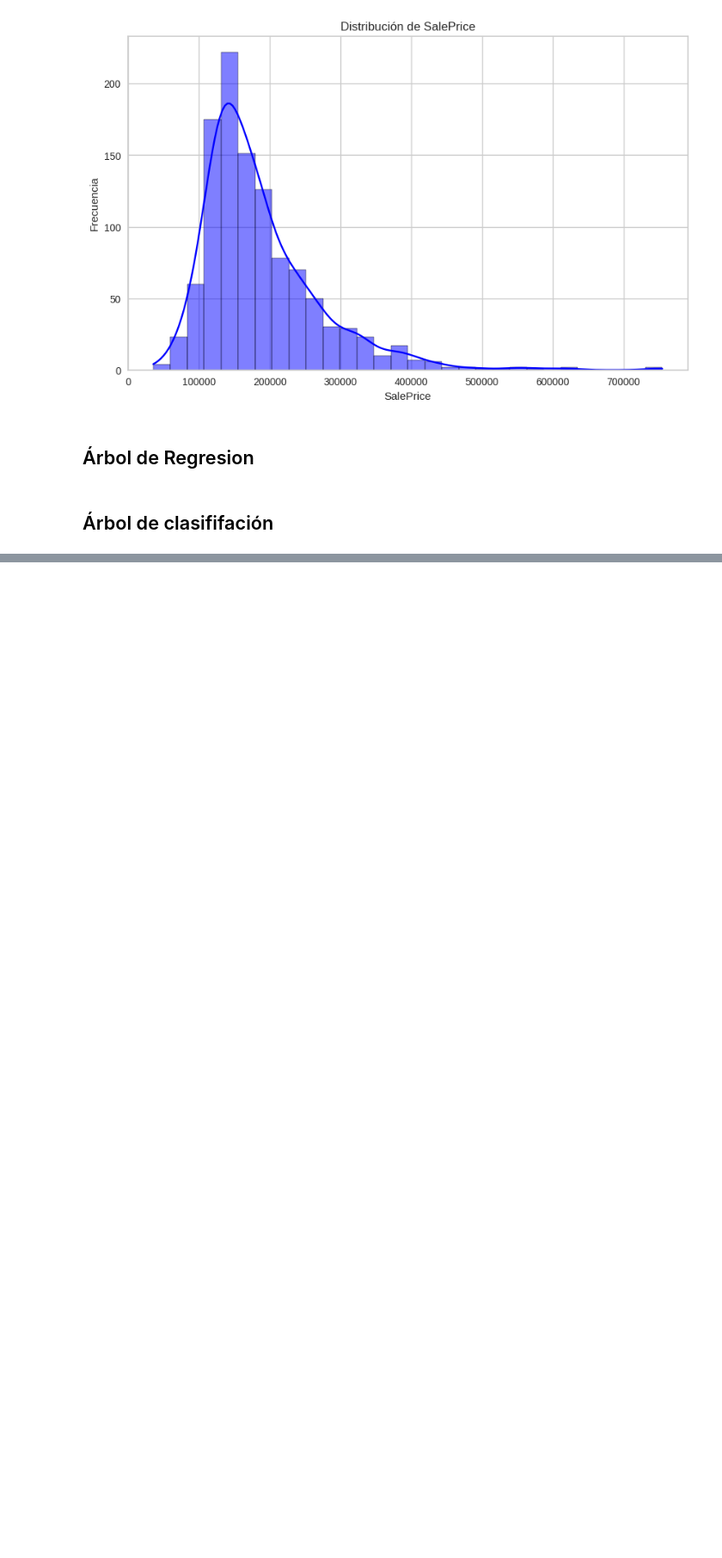
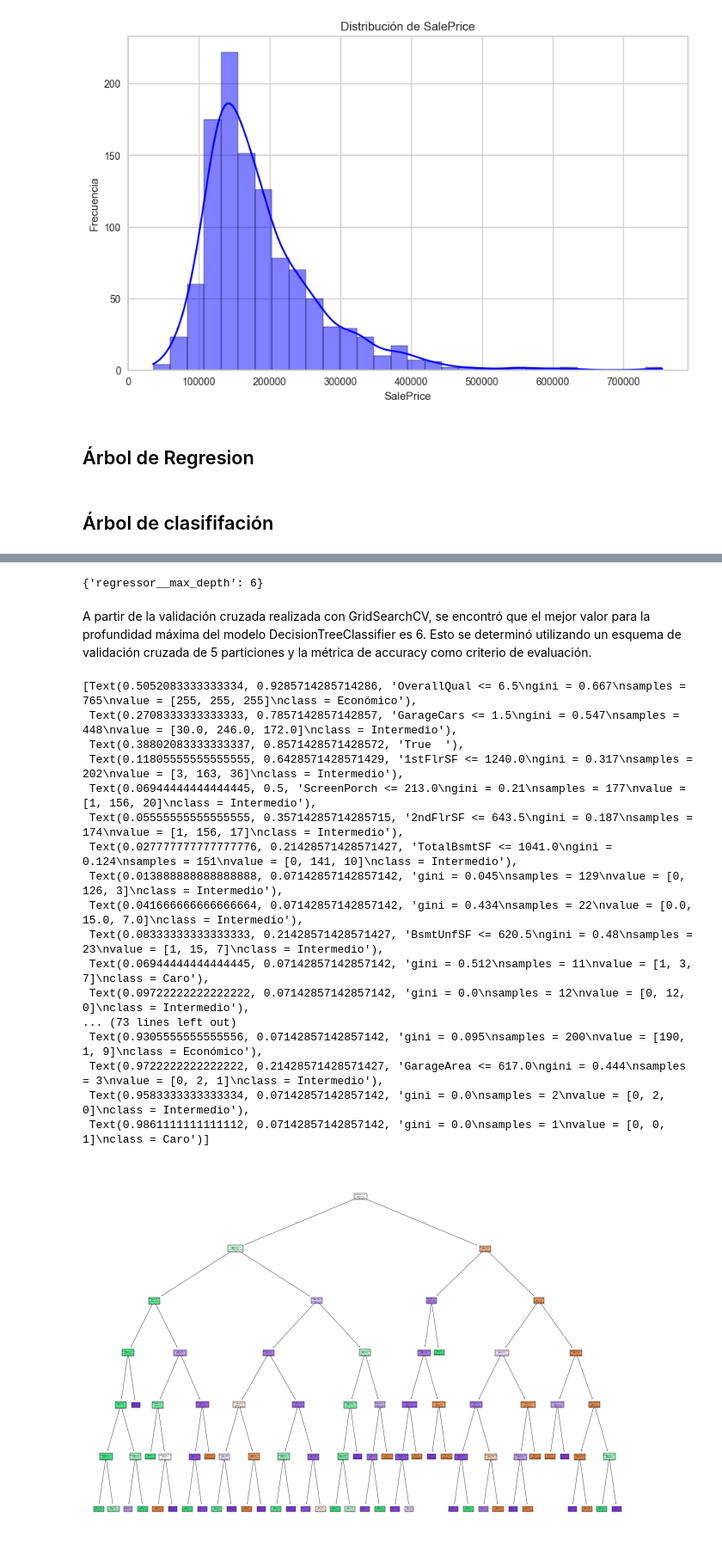
Before and after one commit to DanielRasho/MD-Proyecto2, a Jupyter notebook: decisionTreeReport.ipynb, the cells around one changed output, grey strips where cells are left out. Shown: that part at 86% size. Saved outputs shown, nothing was run; the diff lists cells and outputs as text; code cells hidden in the pictures; blank space fills up the shorter version.

Commit message:
feat: clasification tree

```diff
--- a/decisionTreeReport.ipynb
+++ b/decisionTreeReport.ipynb
@@ -216,0 +249,3 @@ train_set, test_set = train_test_split(df_cleaned, test_size=0.2, random_state=4
+# %%
+df_cleaned["SalePriceCategory"] = df_cleaned["SalePriceCategory"].astype("category")
+train_set, test_set = train_test_split(df_cleaned, test_size=0.3, random_state=42, stratify=df_cleaned["SalePriceCategory"])
@@ -216,0 +258,49 @@ train_set, test_set = train_test_split(df_cleaned, test_size=0.2, random_state=4
+# %%
+y_train = train_set["SalePriceCategory"].copy()
+
+x_train = train_set.drop(columns=["SalePriceCategory", "SalePrice"]).copy()
+
+for col in x_train.select_dtypes(include=['object']).columns:
+    le = LabelEncoder()
+    x_train[col] = le.fit_transform(x_train[col])
+
+param_grid = {"max_depth": np.arange(2, 10, 1)}
+pipeline = Pipeline(
+    [('preprocessor',preprocessor),
+     ('regressor',DecisionTreeClassifier(random_state=1))])
+params = [{
+    "regressor__max_depth": np.arange(2, 10, 1)
+}]
+# %%
+modelo1 = GridSearchCV(pipeline, param_grid=params, n_jobs=2, cv=5,scoring="accuracy")
+modelo1.fit(x_train,y_train)
+modelo1.best_params_
+# %% [output]
+{'regressor__max_depth': 6}
+# %% [markdown]
+A partir de la validación cruzada realizada con GridSearchCV, se encontró que el mejor valor para la profundidad máxima del modelo DecisionTreeClassifier es 6. Esto se determinó utilizando un esquema de validación cruzada de 5 particiones y la métrica de accuracy como criterio de evaluación.
+# %%
+arbol = DecisionTreeClassifier(max_depth=6, random_state=1)
+arbol = arbol.fit(x_train, y_train)
+# %%
+tree.plot_tree(arbol,feature_names=x_train.columns,
+               class_names=["Económico", "Intermedio", "Caro"],filled=True )
+# %% [output]
+[Text(0.5052083333333334, 0.9285714285714286, 'OverallQual <= 6.5\ngini = 0.667\nsamples = 765\nvalue = [255, 255, 255]\nclass = Económico'),
+ Text(0.2708333333333333, 0.7857142857142857, 'GarageCars <= 1.5\ngini = 0.547\nsamples = 448\nvalue = [30.0, 246.0, 172.0]\nclass = Intermedio'),
+ Text(0.38802083333333337, 0.8571428571428572, 'True  '),
+ Text(0.11805555555555555, 0.6428571428571429, '1stFlrSF <= 1240.0\ngini = 0.317\nsamples = 202\nvalue = [3, 163, 36]\nclass = Intermedio'),
+ Text(0.06944444444444445, 0.5, 'ScreenPorch <= 213.0\ngini = 0.21\nsamples = 177\nvalue = [1, 156, 20]\nclass = Intermedio'),
+ Text(0.05555555555555555, 0.35714285714285715, '2ndFlrSF <= 643.5\ngini = 0.187\nsamples = 174\nvalue = [1, 156, 17]\nclass = Intermedio'),
+ Text(0.027777777777777776, 0.21428571428571427, 'TotalBsmtSF <= 1041.0\ngini = 0.124\nsamples = 151\nvalue = [0, 141, 10]\nclass = Intermedio'),
+ Text(0.013888888888888888, 0.07142857142857142, 'gini = 0.045\nsamples = 129\nvalue = [0, 126, 3]\nclass = Intermedio'),
+ Text(0.041666666666666664, 0.07142857142857142, 'gini = 0.434\nsamples = 22\nvalue = [0.0, 15.0, 7.0]\nclass = Intermedio'),
+ Text(0.08333333333333333, 0.21428571428571427, 'BsmtUnfSF <= 620.5\ngini = 0.48\nsamples = 23\nvalue = [1, 15, 7]\nclass = Intermedio'),
+ Text(0.06944444444444445, 0.07142857142857142, 'gini = 0.512\nsamples = 11\nvalue = [1, 3, 7]\nclass = Caro'),
+ Text(0.09722222222222222, 0.07142857142857142, 'gini = 0.0\nsamples = 12\nvalue = [0, 12, 0]\nclass = Intermedio'),
+... (73 lines left out)
+ Text(0.9305555555555556, 0.07142857142857142, 'gini = 0.095\nsamples = 200\nvalue = [190, 1, 9]\nclass = Económico'),
+ Text(0.9722222222222222, 0.21428571428571427, 'GarageArea <= 617.0\ngini = 0.444\nsamples = 3\nvalue = [0, 2, 1]\nclass = Intermedio'),
+ Text(0.9583333333333334, 0.07142857142857142, 'gini = 0.0\nsamples = 2\nvalue = [0, 2, 0]\nclass = Intermedio'),
+ Text(0.9861111111111112, 0.07142857142857142, 'gini = 0.0\nsamples = 1\nvalue = [0, 0, 1]\nclass = Caro')]
+[figure, added]
```
Also changed, not shown: parts of 22 cells of this notebook.
